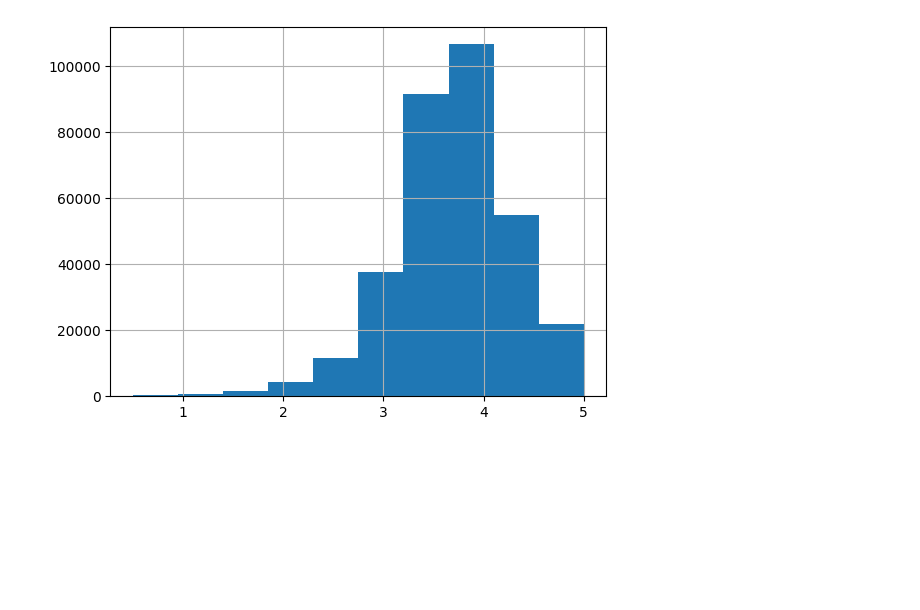
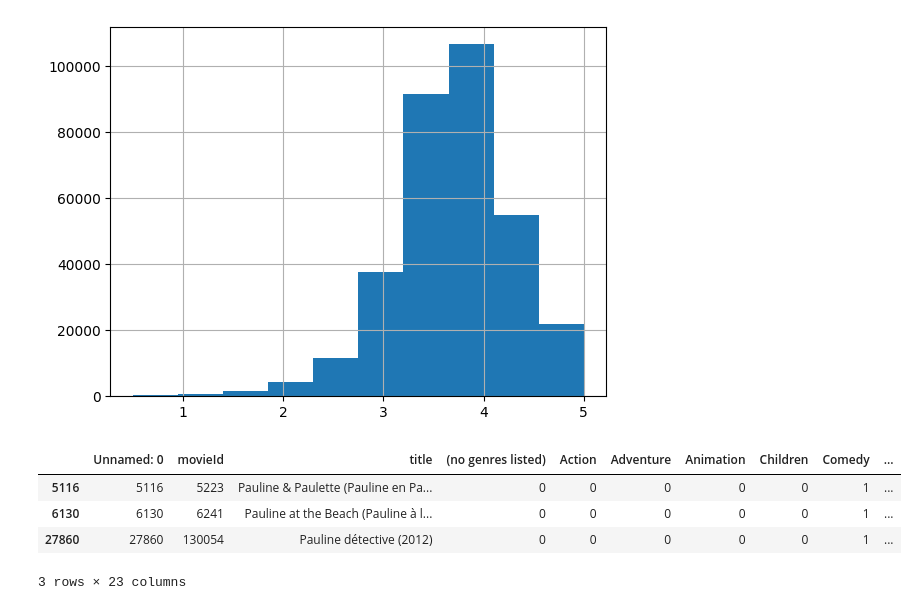
Before and after one commit to Theodor-Helje/machine-learning-Theodor-Helje, a Jupyter notebook: Labb-1/data_analysis.ipynb, the cells around one changed output. Drawn from its saved outputs; the diff is of its cells as text; code cells hidden in the pictures; blank space fills up the shorter version.

```diff
--- a/Labb-1/data_analysis.ipynb
+++ b/Labb-1/data_analysis.ipynb
@@ -252,3 +252,11 @@ ratings['avg_rating'].hist()
 # %% [output]
 <Axes: >
 [figure]
+# %%
+movies.loc[movies['title'].apply(lambda x: x.split()[0] == "Pauline")]
+# %% [output]
+|  | Unnamed: 0 | movieId | title | (no genres listed) | Action | Adventure | Animation | Children | Comedy | ... |
+| 5116 | 5116 | 5223 | Pauline & Paulette (Pauline en Pa... | 0 | 0 | 0 | 0 | 0 | 1 | ... |
+| 6130 | 6130 | 6241 | Pauline at the Beach (Pauline à l... | 0 | 0 | 0 | 0 | 0 | 1 | ... |
+| 27860 | 27860 | 130054 | Pauline détective (2012) | 0 | 0 | 0 | 0 | 0 | 1 | ... |
+3 rows × 23 columns
```
Also changed, not shown: parts of 2 cells of this notebook, 4 other files.
